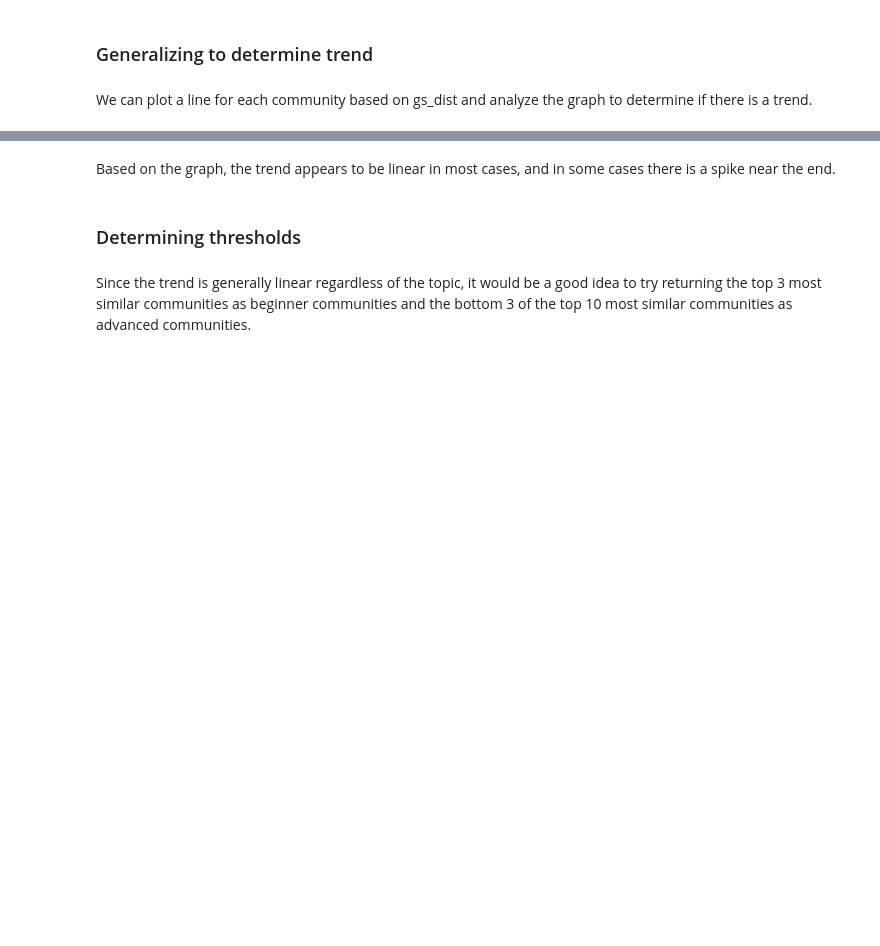
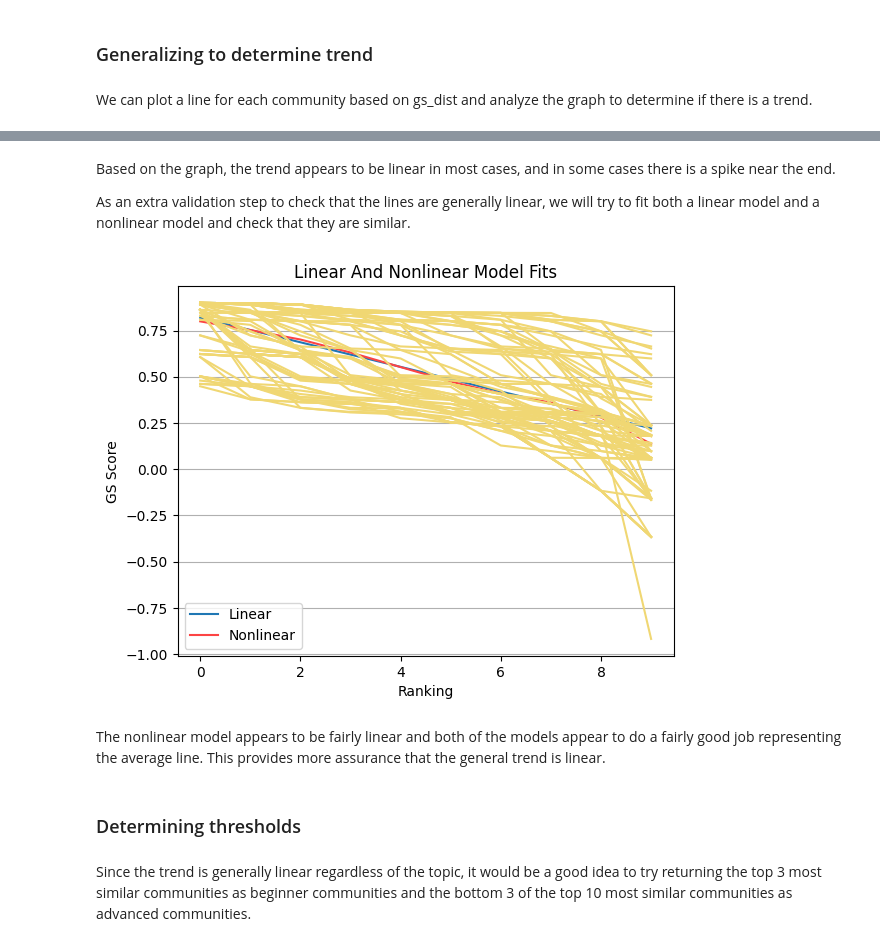
Before and after one commit to Virthiya98/CSCD25_Project, a Jupyter notebook: project.ipynb, the cells around one changed output, grey strips where cells are left out. Drawn from its saved outputs; the diff is of its cells as text; code cells hidden in the pictures; blank space fills up the shorter version.

Commit message:
added to trend section

```diff
--- a/project.ipynb
+++ b/project.ipynb
@@ -172,5 +175,38 @@ for i in communities_used:
 # %% [markdown]
 Based on the graph, the trend appears to be linear in most cases, and in some cases there is a spike near the end.
+
+As an extra validation step to check that the lines are generally linear, we will try to fit both a linear model and a nonlinear model and check that they are similar.
+# %%
+# creating X and Y data to fit models
+similar_gs_scores = []
+for i in communities_used:
+    similar_gs_scores.append([j for j in gs_dist(i)["gs_score"]])
+similar_gs_scores = pd.DataFrame(similar_gs_scores)
+similar_gs_points = []
+for i in similar_gs_scores.columns:
+    for j in similar_gs_scores.loc[:, i]:
+        similar_gs_points.append([i, j])
+similar_gs_points = pd.DataFrame(similar_gs_points)
+
+# fitting and plotting
+lr = LinearRegression()
+nlr = SVR()
+lr.fit(similar_gs_points[[0]], similar_gs_points[1])
+nlr.fit(similar_gs_points[[0]], similar_gs_points[1])
+fig, ax = plt.subplots()
+ax.plot(pd.DataFrame(lr.predict(pd.DataFrame([i for i in range(10)]))), label="Linear")
+ax.plot(pd.DataFrame(nlr.predict(pd.DataFrame([i for i in range(10)]))), label="Nonlinear", color="#fc4444")
+for i in communities_used:
+    ax.plot(gs_dist(i)["gs_score"], color="#f0d773")
+ax.set_title("Linear And Nonlinear Model Fits")
+ax.set_xlabel("Ranking")
+ax.set_ylabel("GS Score")
+ax.legend()
+ax.yaxis.grid(True)
+# %% [output]
+[figure, added]
+# %% [markdown]
+The nonlinear model appears to be fairly linear and both of the models appear to do a fairly good job representing the average line. This provides more assurance that the general trend is linear.
 # %% [markdown]
 ### Determining thresholds
 # %% [markdown]
```
Also changed, not shown: parts of 2 cells of this notebook, 6 other files.
